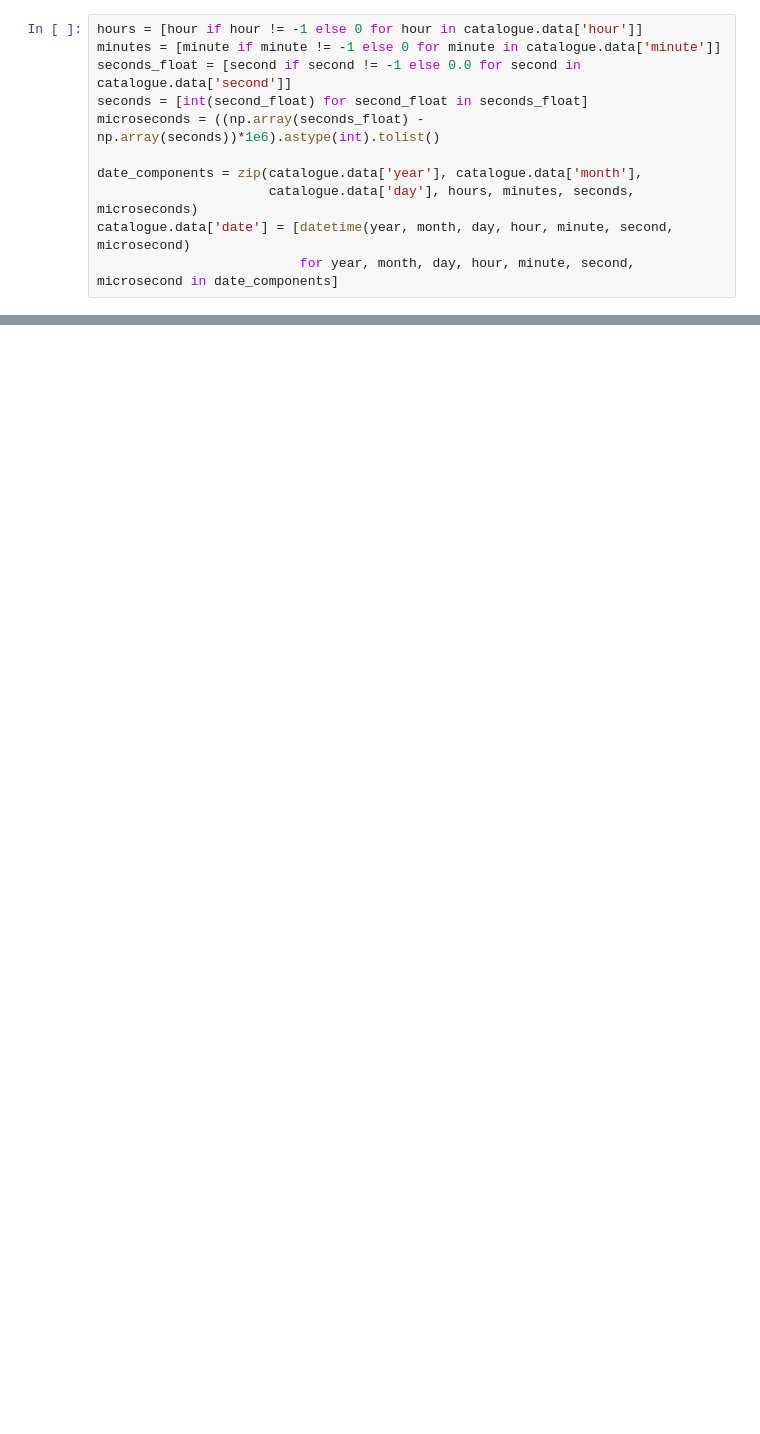
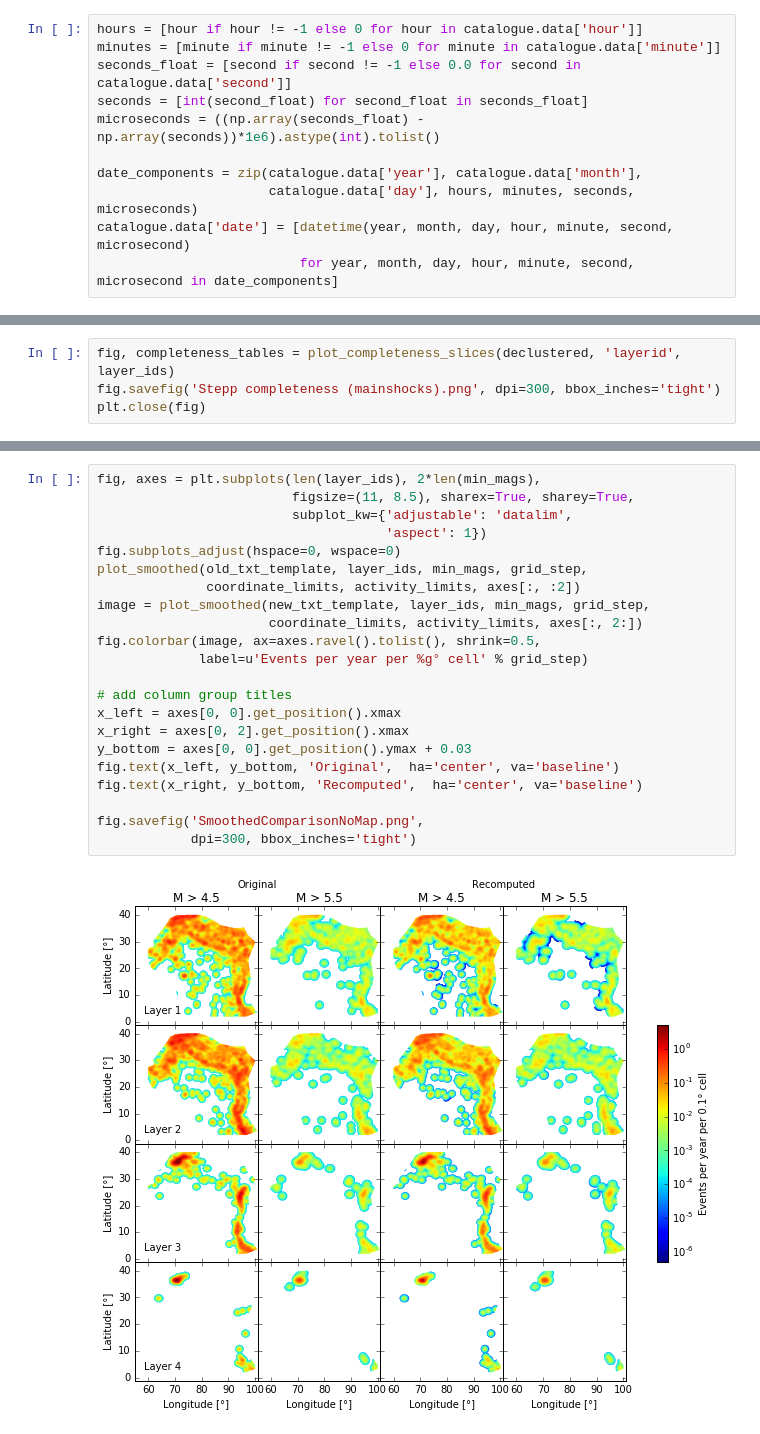
Before and after one commit to nackerley/indian-subcontinent-psha, a Jupyter notebook: Smoothed/Smoothed Seismicity from Catalogue.ipynb, the cells around one changed output, grey strips where cells are left out. Drawn from its saved outputs; the diff is of its cells as text; blank space fills up the shorter version.

```diff
--- a/Smoothed/Smoothed Seismicity from Catalogue.ipynb
+++ b/Smoothed/Smoothed Seismicity from Catalogue.ipynb
@@ -843,0 +411,4 @@ plt.colorbar();
+# %%
+fig, completeness_tables = plot_completeness_slices(declustered, 'layerid', layer_ids)
+fig.savefig('Stepp completeness (mainshocks).png', dpi=300, bbox_inches='tight')
+plt.close(fig)
@@ -843,0 +783,24 @@ plt.colorbar();
+# %%
+fig, axes = plt.subplots(len(layer_ids), 2*len(min_mags),
+                         figsize=(11, 8.5), sharex=True, sharey=True,
+                         subplot_kw={'adjustable': 'datalim',
+                                     'aspect': 1})
+fig.subplots_adjust(hspace=0, wspace=0)
+plot_smoothed(old_txt_template, layer_ids, min_mags, grid_step,
+              coordinate_limits, activity_limits, axes[:, :2])
+image = plot_smoothed(new_txt_template, layer_ids, min_mags, grid_step,
+                      coordinate_limits, activity_limits, axes[:, 2:])
+fig.colorbar(image, ax=axes.ravel().tolist(), shrink=0.5,
+             label=u'Events per year per %g° cell' % grid_step)
+
+# add column group titles
+x_left = axes[0, 0].get_position().xmax
+x_right = axes[0, 2].get_position().xmax
+y_bottom = axes[0, 0].get_position().ymax + 0.03
+fig.text(x_left, y_bottom, 'Original',  ha='center', va='baseline')
+fig.text(x_right, y_bottom, 'Recomputed',  ha='center', va='baseline')
+
+fig.savefig('SmoothedComparisonNoMap.png',
+            dpi=300, bbox_inches='tight')
+# %% [output]
+[figure, added]
```
Also changed, not shown: parts of 95 cells of this notebook, 41 other files.
